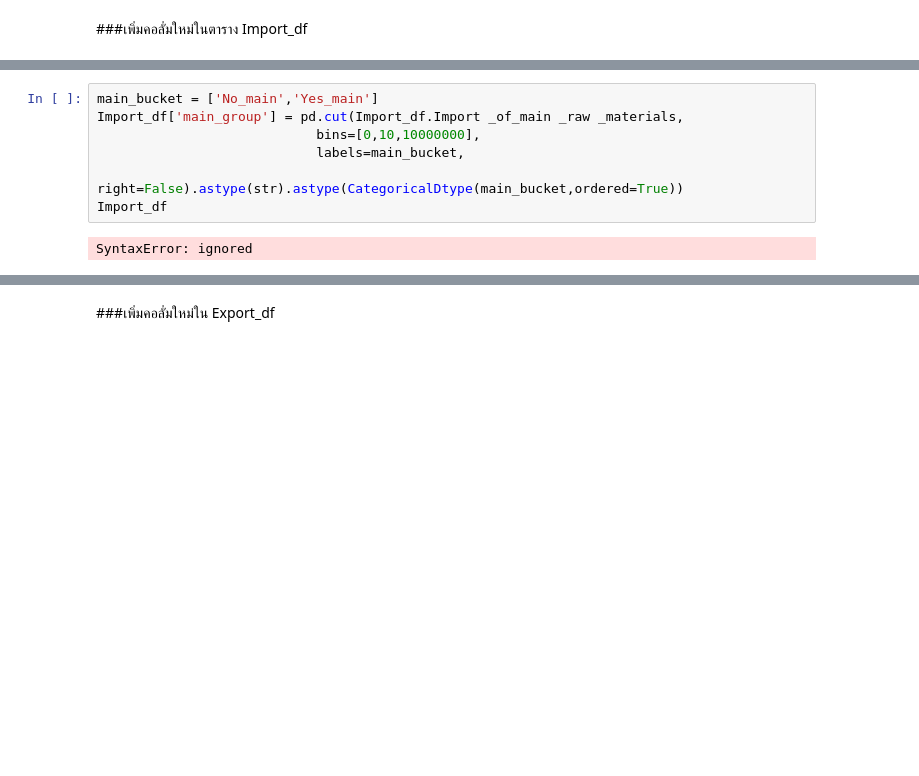
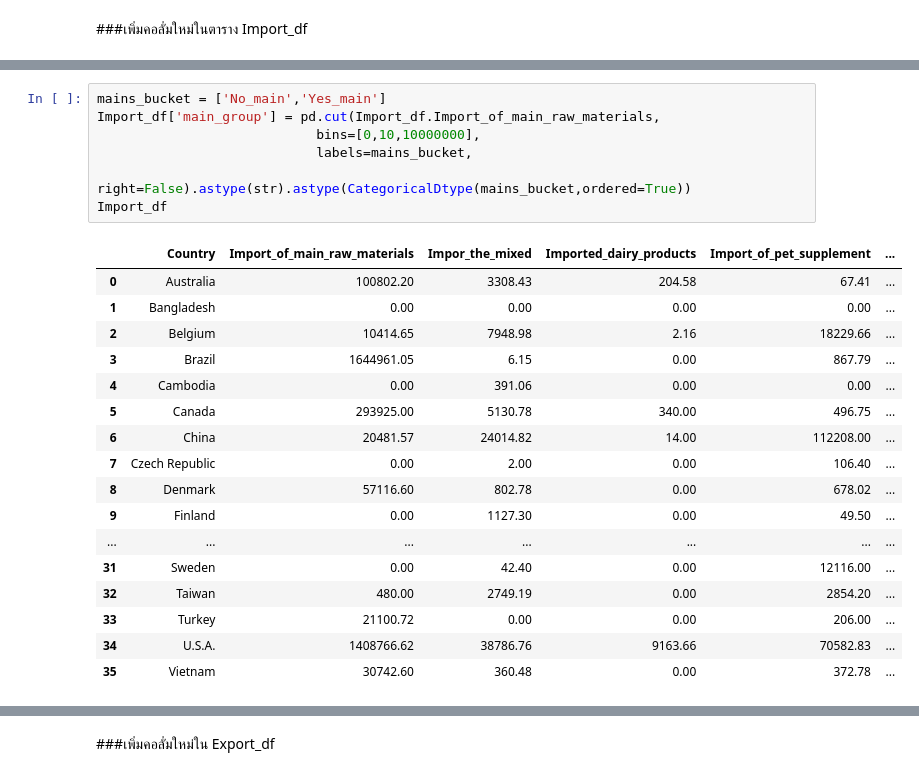
Before and after one commit to Kggzzz/KKU_data_mining, a Jupyter notebook: Project_Animal_feed.ipynb, the cells around one changed output, grey strips where cells are left out. Drawn from its saved outputs; the diff is of its cells as text; blank space fills up the shorter version.

```diff
--- a/Project_Animal_feed.ipynb
+++ b/Project_Animal_feed.ipynb
@@ -185,11 +187,27 @@ Index(['Country', 'Import _of_main _raw _materials', 'Import_the_mixed ',
        'Import_other_animal_feed'],
       dtype='object')
 # %%
-main_bucket = ['No_main','Yes_main']
-Import_df['main_group'] = pd.cut(Import_df.Import _of_main _raw _materials,
+mains_bucket = ['No_main','Yes_main']
+Import_df['main_group'] = pd.cut(Import_df.Import_of_main_raw_materials,
                             bins=[0,10,10000000],
-                            labels=main_bucket,
-                            right=False).astype(str).astype(CategoricalDtype(main_bucket,ordered=True))
+                            labels=mains_bucket,
+                            right=False).astype(str).astype(CategoricalDtype(mains_bucket,ordered=True))
 Import_df
 # %% [output]
-SyntaxError: ignored
+|  | Country | Import_of_main_raw_materials | Impor_the_mixed | Imported_dairy_products | Import_of_pet_supplement | ... |
+| 0 | Australia | 100802.20 | 3308.43 | 204.58 | 67.41 | ... |
+| 1 | Bangladesh | 0.00 | 0.00 | 0.00 | 0.00 | ... |
+| 2 | Belgium | 10414.65 | 7948.98 | 2.16 | 18229.66 | ... |
+| 3 | Brazil | 1644961.05 | 6.15 | 0.00 | 867.79 | ... |
+| 4 | Cambodia | 0.00 | 391.06 | 0.00 | 0.00 | ... |
+| 5 | Canada | 293925.00 | 5130.78 | 340.00 | 496.75 | ... |
+| 6 | China | 20481.57 | 24014.82 | 14.00 | 112208.00 | ... |
+| 7 | Czech Republic | 0.00 | 2.00 | 0.00 | 106.40 | ... |
+| 8 | Denmark | 57116.60 | 802.78 | 0.00 | 678.02 | ... |
+| 9 | Finland | 0.00 | 1127.30 | 0.00 | 49.50 | ... |
+| ... | ... | ... | ... | ... | ... | ... |
+| 31 | Sweden | 0.00 | 42.40 | 0.00 | 12116.00 | ... |
+| 32 | Taiwan | 480.00 | 2749.19 | 0.00 | 2854.20 | ... |
+| 33 | Turkey | 21100.72 | 0.00 | 0.00 | 206.00 | ... |
+| 34 | U.S.A. | 1408766.62 | 38786.76 | 9163.66 | 70582.83 | ... |
+| 35 | Vietnam | 30742.60 | 360.48 | 0.00 | 372.78 | ... |
```
Also changed, not shown: parts of 26 cells of this notebook.
